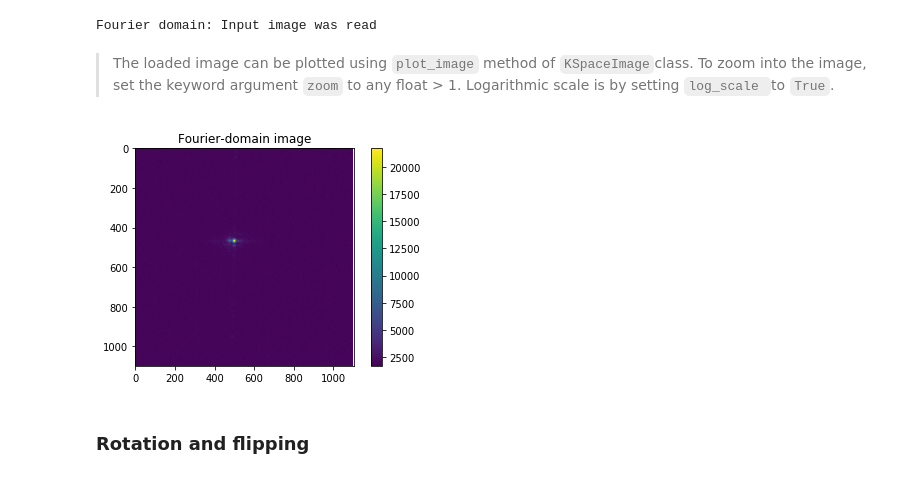
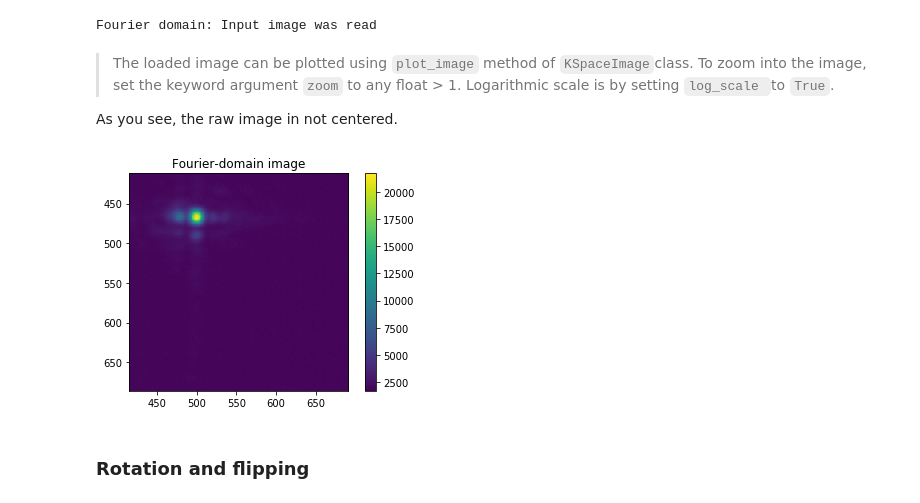
Before and after one commit to pkliui/PhaseRetrieval, a Jupyter notebook: docs/PhaseRetrieval.ipynb, the cells around one changed output. Cells and saved outputs as stored; diff of their text form; code cells hidden in the pictures.

Commit message:
minor changes in Fourier image docs

````diff
--- a/docs/PhaseRetrieval.ipynb
+++ b/docs/PhaseRetrieval.ipynb
@@ -575,11 +575,13 @@ Fourier domain: Input image was read
 # %% [markdown]
 
 > The loaded image can be plotted using ```plot_image``` method of ```KSpaceImage```class. To zoom into the image, set the keyword argument ```zoom``` to any float > 1. Logarithmic scale is by setting ```log_scale ```to ```True```.
+
+As you see, the raw image in not centered.
 # %%
-ks.plot_image(zoom=1,
+ks.plot_image(zoom=4,
               log_scale = False)
 # %% [output]
-[figure, old version]
+[figure, new version]
 # %% [markdown]
 ### Rotation and flipping <a class="anchor" id="rotation-and-flipping"></a>
 # %% [markdown]
````
